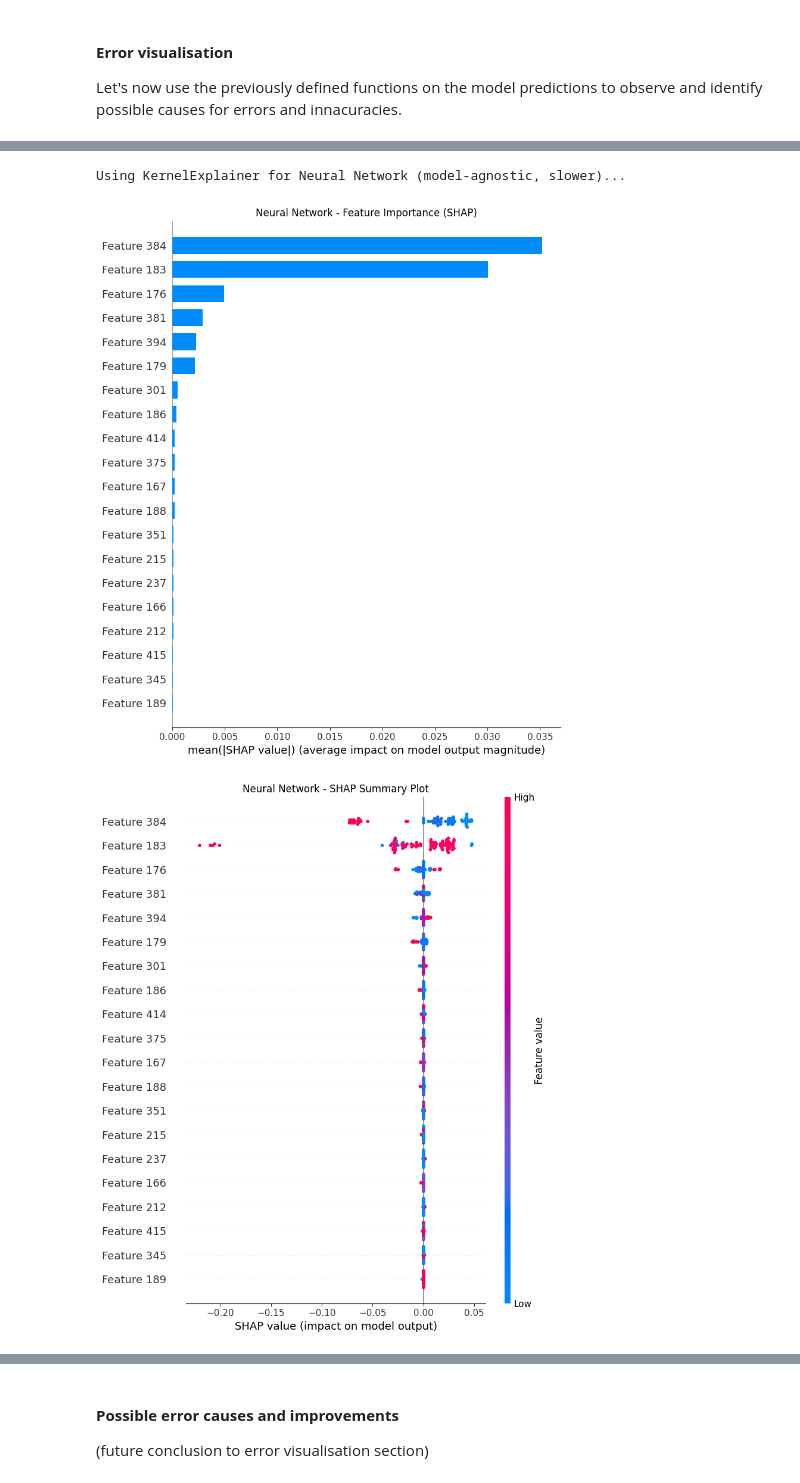
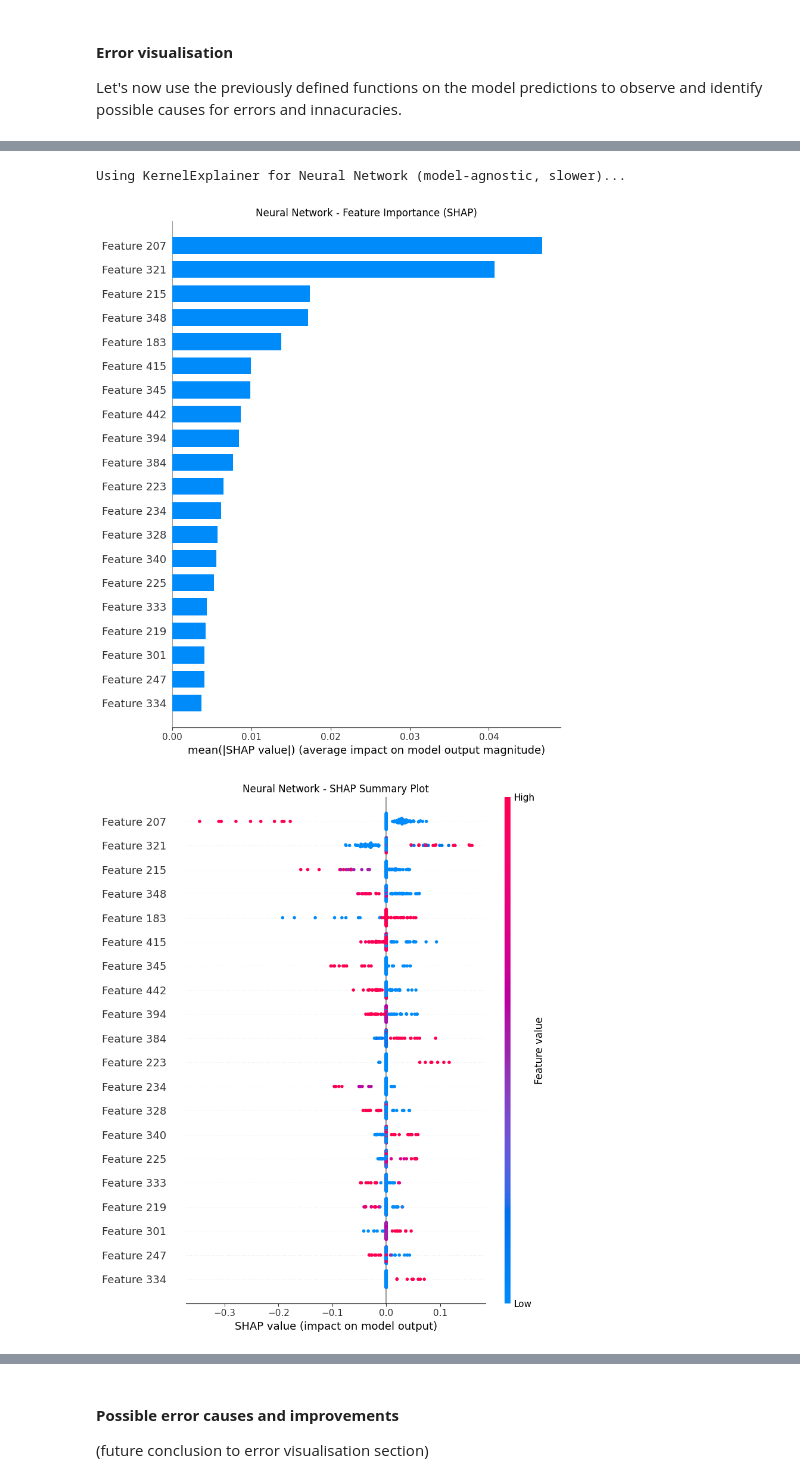
Before and after one commit to meirelesricardo/ai4chem_catalyst_predictor, a Jupyter notebook: notebooks/05_model_testing_and_comparing.ipynb, the cells around one changed output, grey strips where cells are left out. Drawn from its saved outputs; the diff is of its cells as text; code cells hidden in the pictures.

```diff
--- a/notebooks/05_model_testing_and_comparing.ipynb
+++ b/notebooks/05_model_testing_and_comparing.ipynb
@@ -45,23 +46,27 @@ xgb_model = joblib.load("../models/XGBoost.pth")
 x_scaler = joblib.load("../models/feature_scaler.pth")
 
 # Import the data
-x_train = np.load("../data/final/drfp/Data V2/Data V2 Optimized/X_train.npy")
-y_train = np.load("../data/final/drfp/Data V2/Data V2 Optimized/y_train.npy")
-x_test  = np.load("../data/final/drfp/Data V2/Data V2 Optimized/X_test.npy")
-y_test  = np.load("../data/final/drfp/Data V2/Data V2 Optimized/y_test.npy")
+x_tot = np.load("../data/final/drfp/Data V2/Data V2 Optimized/X_features.npy")
+y_tot = np.load("../data/final/drfp/Data V2/Data V2 Optimized/y_target.npy")
 
 # Load the feature scaler
 scaler = joblib.load("../data/final/drfp/Data V2/Data V2 Optimized/feature_scaler.pth")
 
 # Use the scaler to standardize the features
-x_train = scaler.transform(x_train)
-x_test = scaler.transform(x_test)
+x_tot = scaler.transform(x_tot)
+
+# Split the data into training and testing sets (80% training, 20% testing)
+X_train, X_test, y_train, y_test = train_test_split(x_tot, y_tot, test_size=0.2, random_state=42)
 
 # Load the trained neural network model using PyTorch's state_dict
-input_size = x_train.shape[1]
+input_size = x_tot.shape[1]
 hidden_size = 128
 nn_model = NeuralNetwork.load_from_checkpoint("../models/lightning_nn.ckpt", input_sz=input_size, hidden_sz=hidden_size, lr=1e-4)
 nn_model.eval()
+
+# Set the random seed for reproducibility
+np.random.seed(42)
+torch.manual_seed(42)
 # %% [output]
 https://scikit-learn.org/stable/model_persistence.html#security-maintainability-limitations
   warnings.warn(
@@ -556,6 +567,6 @@ plot_error_by_predicted_value(y_test, y_pred_nn, "Neural Network", n_bins=20, sh
 # %%
 # Visualise SHAP feature importance for all models
-explainer_rf, shap_values_rf = plot_shap_feature_importance(rf_model, x_test, "Random Forest", num_samples=100)
-explainer_xgb, shap_values_xgb = plot_shap_feature_importance(xgb_model, x_test, "XGBoost", num_samples=100)
-explainer_nn, shap_values_nn = plot_shap_feature_importance(nn_model, x_test, "Neural Network", num_samples=100)
+explainer_rf, shap_values_rf = plot_shap_feature_importance(rf_model, X_test, "Random Forest", num_samples=100)
+explainer_xgb, shap_values_xgb = plot_shap_feature_importance(xgb_model, X_test, "XGBoost", num_samples=100)
+explainer_nn, shap_values_nn = plot_shap_feature_importance(nn_model, X_test, "Neural Network", num_samples=100)
 # %% [output]
@@ -566,4 +577,4 @@ explainer_nn, shap_values_nn = plot_shap_feature_importance(nn_model, x_test, "N
 Using KernelExplainer for Neural Network (model-agnostic, slower)...
-[figure, old version]
+[figure, new version]
-[figure, old version]
+[figure, new version]
 # %% [markdown]
```
Also changed, not shown: parts of 19 cells of this notebook, 17 other files.
